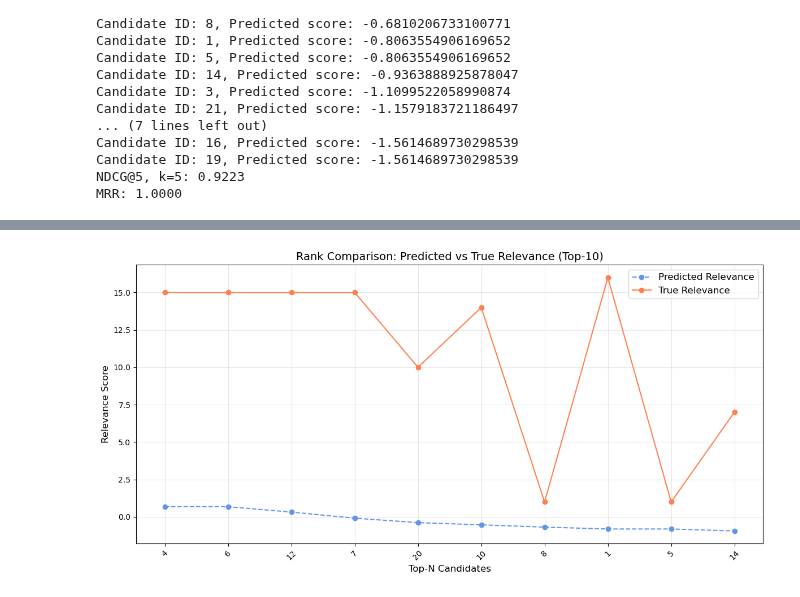
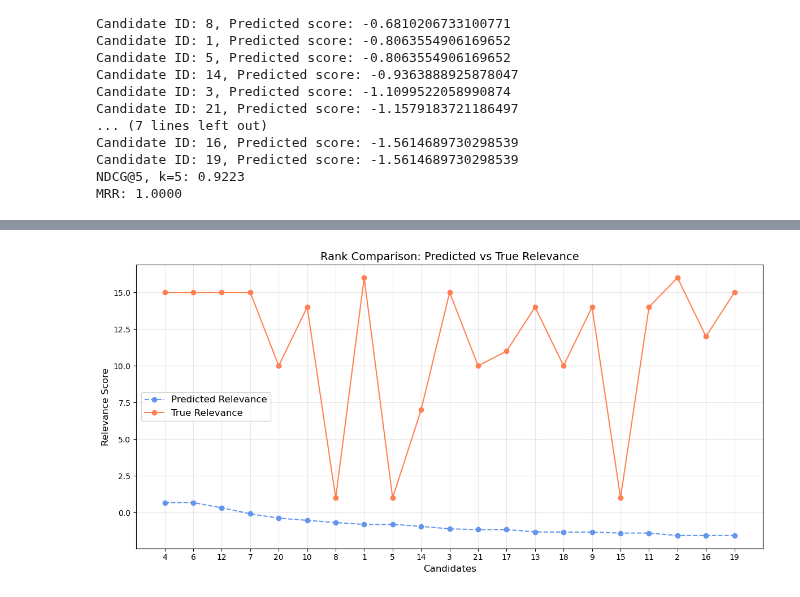
Before and after one commit to sralter/potential_talents, a Jupyter notebook: potential_talents_pt3_lambdarank.ipynb, the cells around one changed output, grey strips where cells are left out. Drawn from its saved outputs; the diff is of its cells as text; code cells hidden in the pictures.

```diff
--- a/potential_talents_pt3_lambdarank.ipynb
+++ b/potential_talents_pt3_lambdarank.ipynb
@@ -543,39 +506,52 @@ plt.show()
 # %%
-N = 10
+N = len(sorted_candidates)
 top_sorted_relevance = sorted_relevance[:N]
 top_true_relevance = true_relevance[:N]
-top_candidates = sorted_candidates[:N]  # for labeling
+top_candidates = sorted_candidates[:N]  # for x-axis labeling
 
 plt.figure(figsize=(12, 6))
 
+# plot predicted relevance scores
 plt.plot(
     range(N),
     top_sorted_relevance,
     label='Predicted Relevance',
     marker='o',
     linestyle='--',
     color='cornflowerblue'
 )
 
+# annotate predicted scores
+# for i, score in enumerate(top_sorted_relevance):
+#     plt.text(i, score, f"{score:.2f}", fontsize=8, color='blue', ha='center')
+
+# plot true relevance scores
 plt.plot(
     range(N),
     top_true_relevance,
     label='True Relevance',
     marker='o',
     linestyle='-',
     color='coral'
 )
 
-plt.xticks(range(N), labels=top_candidates, rotation=45, fontsize=10)
-plt.xlabel('Top-N Candidates', fontsize=12)
+# annotate true scores
+# for i, score in enumerate(top_true_relevance):
+#     plt.text(i, score, f"{score:.2f}", fontsize=8, color='red', ha='center')
+
+# set x-axis with top candidate IDs
+plt.xticks(range(N), labels=top_candidates, fontsize=10)
+
+plt.xlabel('Candidates', fontsize=12)
 plt.ylabel('Relevance Score', fontsize=12)
-plt.title(f'Rank Comparison: Predicted vs True Relevance (Top-{N})', fontsize=14)
+plt.title('Rank Comparison: Predicted vs True Relevance', fontsize=14)
+
 plt.legend(fontsize=12)
 plt.grid(alpha=0.3)
 plt.tight_layout()
 
-plt.savefig(f'figures/3_predicted_vs_true_relevance_top_{N}.jpg', bbox_inches='tight')
+plt.savefig('figures/3_predicted_vs_true_relevance.jpg', bbox_inches='tight')
 
 plt.show()
 # %% [output]
-[figure, old version]
+[figure, new version]
```
Also changed, not shown: parts of 9 cells of this notebook, 6 other files.
